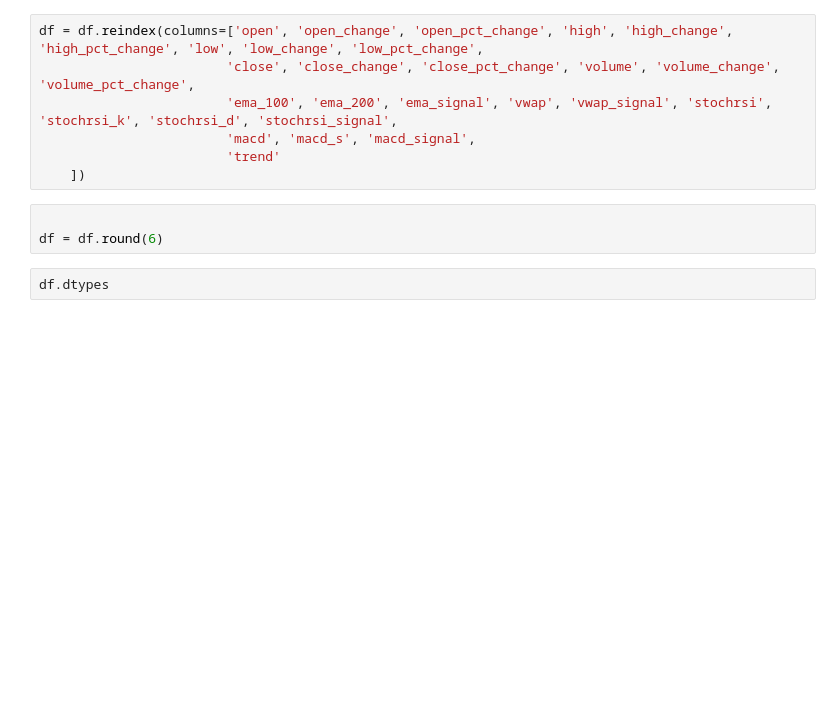
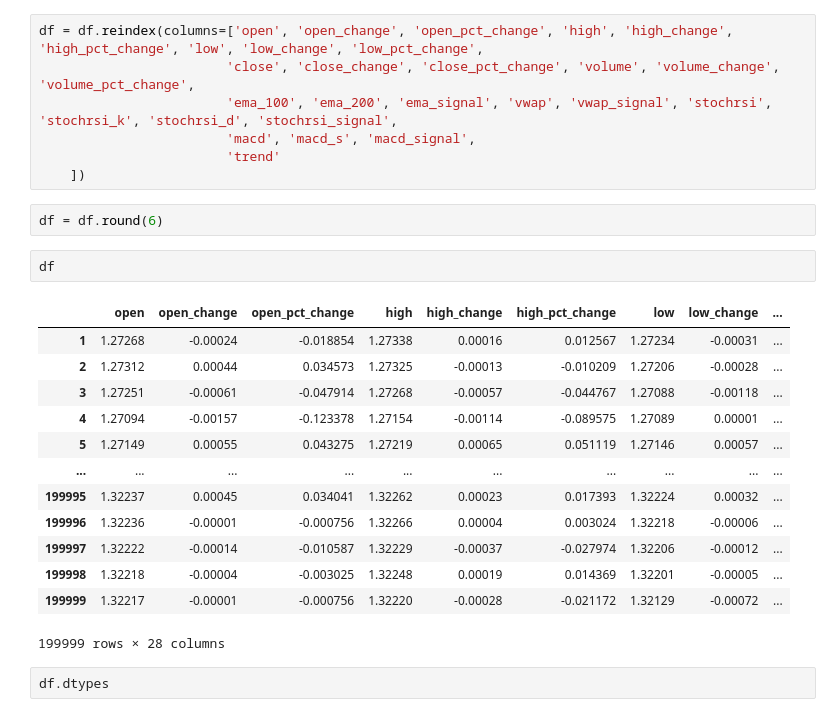
Before and after one commit to Rohan-SSS/ezm_15, a Jupyter notebook: final_df/final_df.ipynb, the cells around one changed output. Saved outputs shown, nothing was run; the diff lists cells and outputs as text; blank space fills up the shorter version.

```diff
--- a/final_df/final_df.ipynb
+++ b/final_df/final_df.ipynb
@@ -63,8 +63,23 @@ df = df.reindex(columns=['open', 'open_change', 'open_pct_change', 'high', 'high
                         'trend'
     ])
 # %%
-
 df = df.round(6)
+# %%
+df
+# %% [output]
+|  | open | open_change | open_pct_change | high | high_change | high_pct_change | low | low_change | ... |
+| 1 | 1.27268 | -0.00024 | -0.018854 | 1.27338 | 0.00016 | 0.012567 | 1.27234 | -0.00031 | ... |
+| 2 | 1.27312 | 0.00044 | 0.034573 | 1.27325 | -0.00013 | -0.010209 | 1.27206 | -0.00028 | ... |
+| 3 | 1.27251 | -0.00061 | -0.047914 | 1.27268 | -0.00057 | -0.044767 | 1.27088 | -0.00118 | ... |
+| 4 | 1.27094 | -0.00157 | -0.123378 | 1.27154 | -0.00114 | -0.089575 | 1.27089 | 0.00001 | ... |
+| 5 | 1.27149 | 0.00055 | 0.043275 | 1.27219 | 0.00065 | 0.051119 | 1.27146 | 0.00057 | ... |
+| ... | ... | ... | ... | ... | ... | ... | ... | ... | ... |
+| 199995 | 1.32237 | 0.00045 | 0.034041 | 1.32262 | 0.00023 | 0.017393 | 1.32224 | 0.00032 | ... |
+| 199996 | 1.32236 | -0.00001 | -0.000756 | 1.32266 | 0.00004 | 0.003024 | 1.32218 | -0.00006 | ... |
+| 199997 | 1.32222 | -0.00014 | -0.010587 | 1.32229 | -0.00037 | -0.027974 | 1.32206 | -0.00012 | ... |
+| 199998 | 1.32218 | -0.00004 | -0.003025 | 1.32248 | 0.00019 | 0.014369 | 1.32201 | -0.00005 | ... |
+| 199999 | 1.32217 | -0.00001 | -0.000756 | 1.32220 | -0.00028 | -0.021172 | 1.32129 | -0.00072 | ... |
+199999 rows × 28 columns
 # %%
 df.dtypes
 # %% [output]
```
Also changed, not shown: parts of 5 cells of this notebook, 18 other files.
